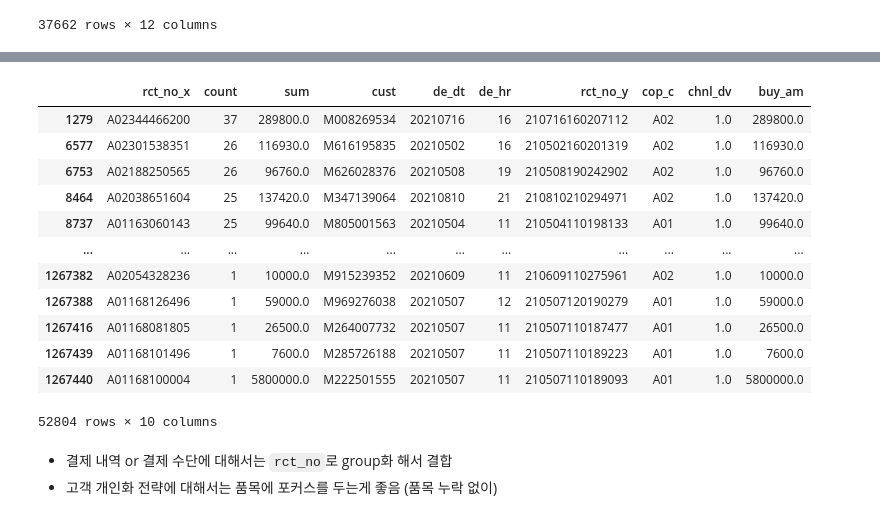
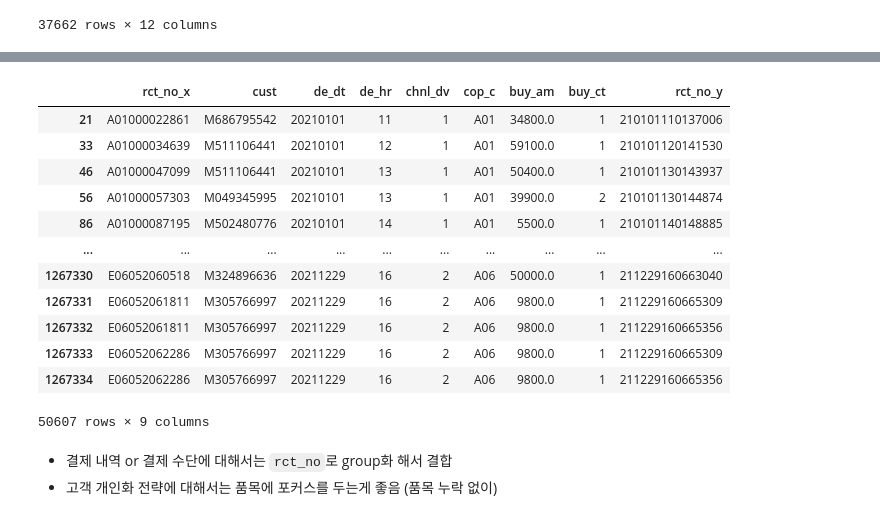
Before and after one commit to osy5882/Lpoint_competition, a Jupyter notebook: EDA/transaction_datas.ipynb, the cells around one changed output, grey strips where cells are left out. Saved outputs shown, nothing was run; the diff lists cells and outputs as text; code cells hidden in the pictures.

```diff
--- a/EDA/transaction_datas.ipynb
+++ b/EDA/transaction_datas.ipynb
@@ -155,4 +141,4 @@ temp.loc[~temp["rct_no_y"].isna()]
 # %%
-df_rctcust = df_pdmr.groupby(by=["rct_no","cust","de_dt","de_hr"], as_index=False)["chnl_dv"].count()
-df_rctcust
+df_pdg = df_pdmr.groupby(by=["rct_no","cust","de_dt","de_hr","chnl_dv","cop_c"], as_index=False)[["buy_am","buy_ct"]].sum()
+df_pdg.sort_values(by="buy_ct", ascending=False)
 # %% [output]
@@ -190,22 +158,22 @@ temp
 # %%
 # -- 유통사에서 LPAY를 이용하여 구매한 내역
-df_pdlp = temp.merge(df_lpay, how="left", left_on=["cust","de_dt","de_hr","sum"], right_on=["cust","de_dt","de_hr","buy_am"])
-pdde_rct = df_pdlp.loc[~df_pdlp["buy_am"].isna()]["rct_no_y"].tolist()
-df_pdlp.loc[~df_pdlp["buy_am"].isna()]
+df_pdlp = pd.merge(left=df_pdg, right=df_lpay, on=["cust","de_dt","de_hr","buy_am","cop_c","chnl_dv"], how="left")
+df_pdlp.loc[~df_pdlp["rct_no_y"].isna()]
+# df_pdlp
 # %% [output]
-|  | rct_no_x | count | sum | cust | de_dt | de_hr | rct_no_y | cop_c | chnl_dv | buy_am |
-| 1279 | A02344466200 | 37 | 289800.0 | M008269534 | 20210716 | 16 | 210716160207112 | A02 | 1.0 | 289800.0 |
-| 6577 | A02301538351 | 26 | 116930.0 | M616195835 | 20210502 | 16 | 210502160201319 | A02 | 1.0 | 116930.0 |
-| 6753 | A02188250565 | 26 | 96760.0 | M626028376 | 20210508 | 19 | 210508190242902 | A02 | 1.0 | 96760.0 |
-| 8464 | A02038651604 | 25 | 137420.0 | M347139064 | 20210810 | 21 | 210810210294971 | A02 | 1.0 | 137420.0 |
-| 8737 | A01163060143 | 25 | 99640.0 | M805001563 | 20210504 | 11 | 210504110198133 | A01 | 1.0 | 99640.0 |
-| ... | ... | ... | ... | ... | ... | ... | ... | ... | ... | ... |
-| 1267382 | A02054328236 | 1 | 10000.0 | M915239352 | 20210609 | 11 | 210609110275961 | A02 | 1.0 | 10000.0 |
-| 1267388 | A01168126496 | 1 | 59000.0 | M969276038 | 20210507 | 12 | 210507120190279 | A01 | 1.0 | 59000.0 |
-| 1267416 | A01168081805 | 1 | 26500.0 | M264007732 | 20210507 | 11 | 210507110187477 | A01 | 1.0 | 26500.0 |
-| 1267439 | A01168101496 | 1 | 7600.0 | M285726188 | 20210507 | 11 | 210507110189223 | A01 | 1.0 | 7600.0 |
-| 1267440 | A01168100004 | 1 | 5800000.0 | M222501555 | 20210507 | 11 | 210507110189093 | A01 | 1.0 | 5800000.0 |
+|  | rct_no_x | cust | de_dt | de_hr | chnl_dv | cop_c | buy_am | buy_ct | rct_no_y |
+| 21 | A01000022861 | M686795542 | 20210101 | 11 | 1 | A01 | 34800.0 | 1 | 210101110137006 |
+| 33 | A01000034639 | M511106441 | 20210101 | 12 | 1 | A01 | 59100.0 | 1 | 210101120141530 |
+| 46 | A01000047099 | M511106441 | 20210101 | 13 | 1 | A01 | 50400.0 | 1 | 210101130143937 |
+| 56 | A01000057303 | M049345995 | 20210101 | 13 | 1 | A01 | 39900.0 | 2 | 210101130144874 |
+| 86 | A01000087195 | M502480776 | 20210101 | 14 | 1 | A01 | 5500.0 | 1 | 210101140148885 |
+| ... | ... | ... | ... | ... | ... | ... | ... | ... | ... |
+| 1267330 | E06052060518 | M324896636 | 20211229 | 16 | 2 | A06 | 50000.0 | 1 | 211229160663040 |
+| 1267331 | E06052061811 | M305766997 | 20211229 | 16 | 2 | A06 | 9800.0 | 1 | 211229160665309 |
+| 1267332 | E06052061811 | M305766997 | 20211229 | 16 | 2 | A06 | 9800.0 | 1 | 211229160665356 |
+| 1267333 | E06052062286 | M305766997 | 20211229 | 16 | 2 | A06 | 9800.0 | 1 | 211229160665309 |
+| 1267334 | E06052062286 | M305766997 | 20211229 | 16 | 2 | A06 | 9800.0 | 1 | 211229160665356 |
-52804 rows × 10 columns
+50607 rows × 9 columns
 # %% [markdown]
 - 결제 내역 or 결제 수단에 대해서는 `rct_no`로 group화 해서 결합
 - 고객 개인화 전략에 대해서는 품목에 포커스를 두는게 좋음 (품목 누락 없이)
```
Also changed, not shown: parts of 28 cells of this notebook.
